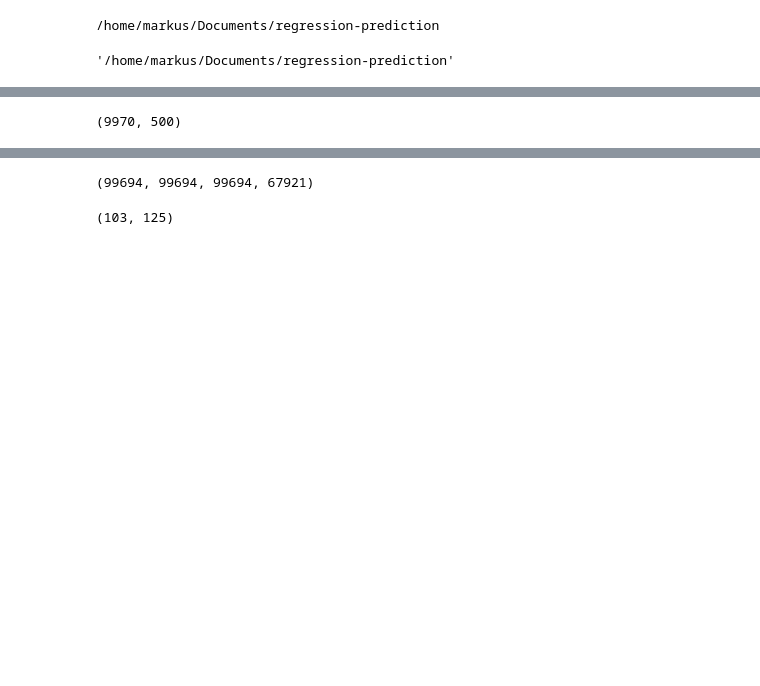
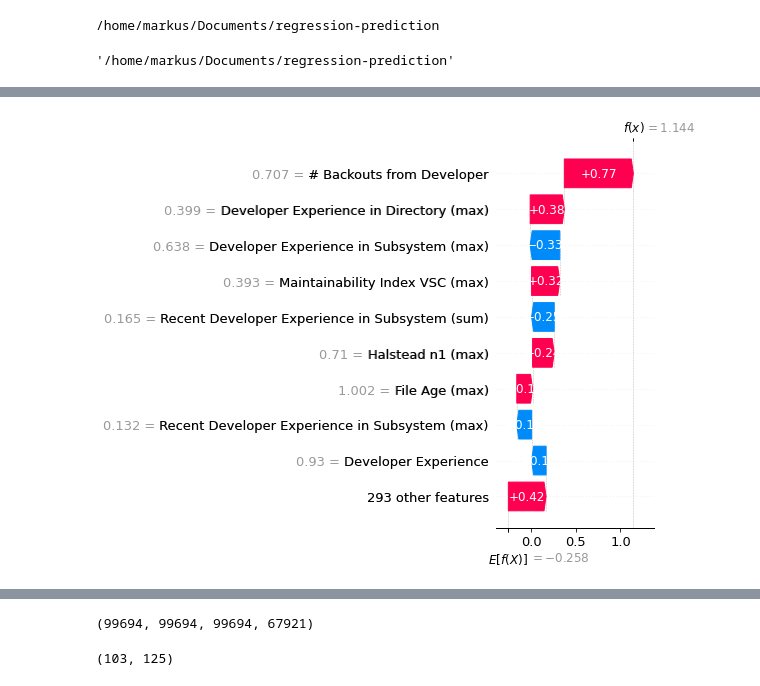
Before and after one commit to markus7800/firefox-performance-regressions, a Jupyter notebook: experiments/Interpretability.ipynb, the cells around one changed output, grey strips where cells are left out. Cells and saved outputs as stored; diff of their text form; code cells hidden in the pictures; blank space fills up the shorter version.

```diff
--- a/experiments/Interpretability.ipynb
+++ b/experiments/Interpretability.ipynb
@@ -87 +105,17 @@ x = X_[[90291 - X_train.shape[0]],:]
+# %%
+commitlevel_ix = 90291
+buglevel_ix = 61674
+ix = buglevel_ix if 'bugbug' in kind else commitlevel_ix
+
+x = X_[[ix - X_train.shape[0]],:]
+
+explainer = shap.Explainer(clf, X_, feature_names=feature_names)
+shap_values = explainer(x)
+plt.ioff()
+shap.waterfall_plot(shap_values[0], show=False)
+#plt.gcf()
+plt.tight_layout()
+plt.savefig(f'experiments/plots_interpretability/waterfall_{kind}.pdf')
+# %% [output]
+[figure, added]
 # %%
@@ -88,5 +126 @@ x = X_[[90291 - X_train.shape[0]],:]
 shap.plots._waterfall.waterfall_legacy(explainer.expected_value[0], shap_values[0][0,:], x, feature_names=feature_names)
-# %%
-X_.shape
-# %% [output]
-(9970, 500)
```
Also changed, not shown: parts of 15 cells of this notebook, 6 other files.
